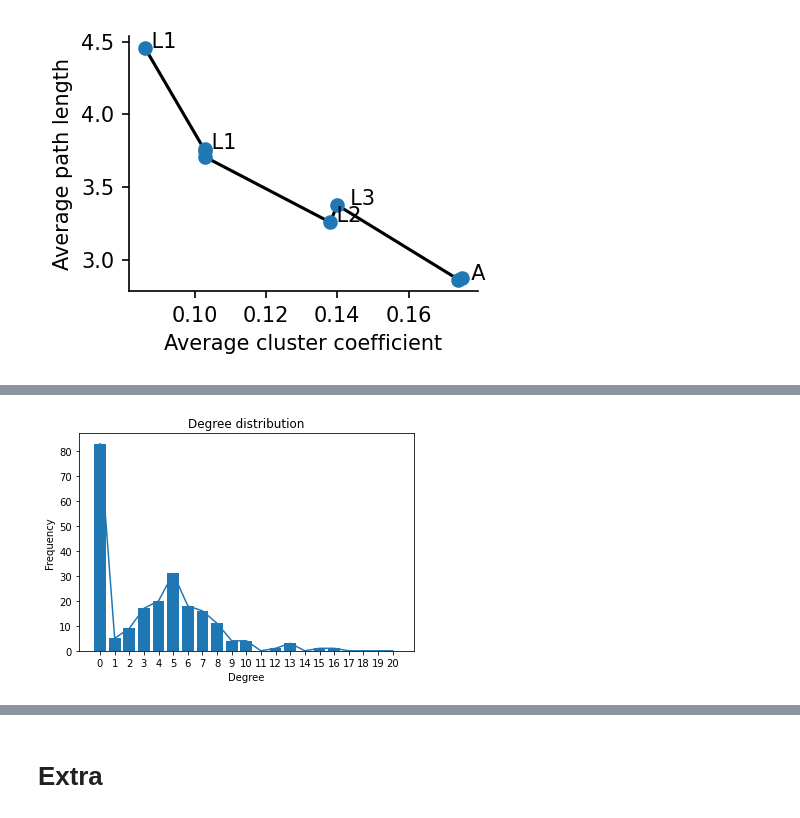
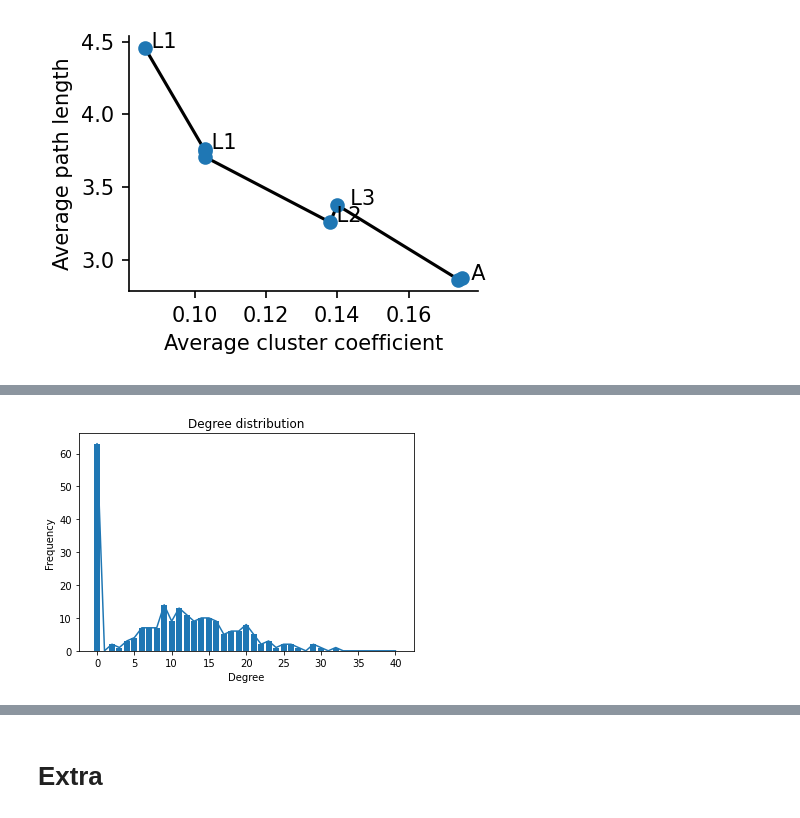
Before and after one commit to samarth1107/Network-Analysis-CElegan-Synapse, a Jupyter notebook: Main.ipynb, the cells around one changed output, grey strips where cells are left out. Drawn from its saved outputs; the diff is of its cells as text; code cells hidden in the pictures.

```diff
--- a/Main.ipynb
+++ b/Main.ipynb
@@ -84,12 +53,10 @@ larval_stage_ends = [0, 16, 25, 34, 45]
 larval_stage_mids = [8, 20.5, 29.5, 39.5, 50]
 larval_stage_labels = ['L1', 'L2', 'L3', 'L4', '  Adult']
 
-data = []
-data.append('Synapse raw data')
-
-for dataset_number in range(1, 9):
-    data.append(pd.read_excel('media-2.xlsx', sheet_name=f"Dataset{dataset_number}",
-                              index_col=0, header=2,
-                              skiprows=[3], usecols=range(2,183)))
-    for i in Node_name[180:]:
-        data[-1][i] = 0
+categories = {
+    'increase': 'Developmental change',
+    'decrease': 'Developmental change',
+    'stable': 'Stable',
+    'noise': 'Variable',
+    'remainder': 'Variable'
+}
@@ -96,4 +267,18 @@ for dataset_number in range(1, 9):
 # %%
+connection_data = convert_json_pandas()
+
+data = []
+data.append('Synapse raw data')
+
+# Dataset_url = 'https://github.com/samarth1107/Network-Analysis-CElegan-Synapse/blob/main/synapse_data.xlsx?raw=true'
+Dataset_url = '/Users/SUDHIR/Documents/Samarth/NB/synapse_data.xlsx'
+for dataset_number in range(1, 9):
+    data.append(pd.read_excel(Dataset_url, sheet_name=f"Dataset{dataset_number}",
+                              index_col=0, header=2,
+                              skiprows=[3], usecols=range(2,183)))
+    for i in Node_name[180:]:
+        data[-1][i] = 0
+
 nx_G = []
 nx_G.append('Synapse networkx data')
 
@@ -208,6 +578,6 @@ def plot_degree_distribution(degrees, max_degree, xfreg=1):
     plt.show()
     return
 # %%
-plot_degree_distribution(dict(nx_G[1].out_degree()).values(),20)
+plot_degree_distribution(dict(nx_G[8].out_degree()).values(),40, 5)
 # %% [output]
-[figure, old version]
+[figure, new version]
```
Also changed, not shown: parts of 51 cells of this notebook.
